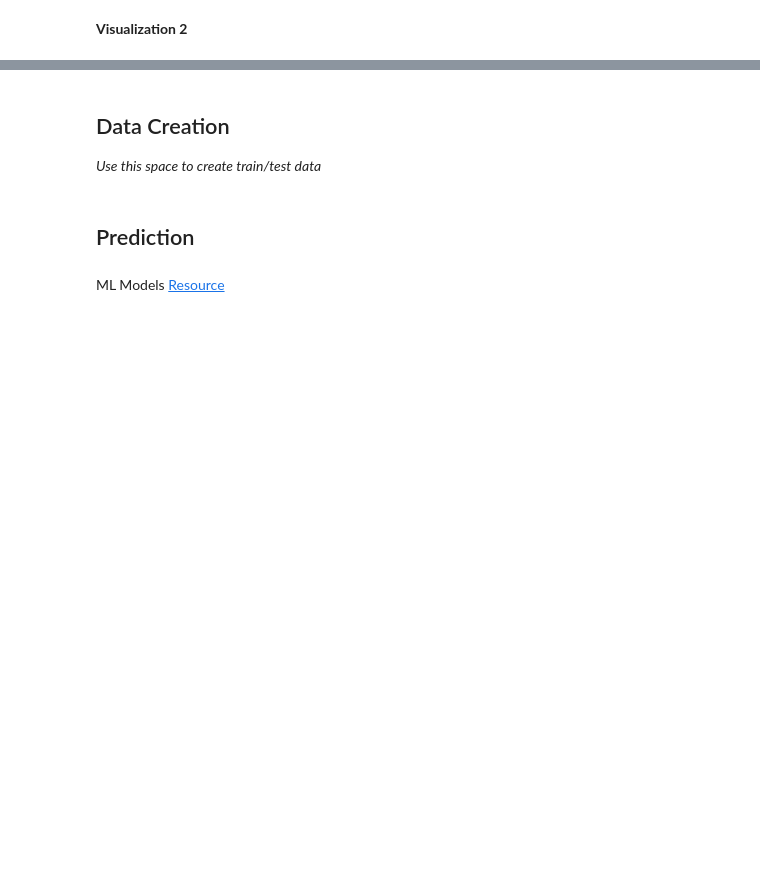
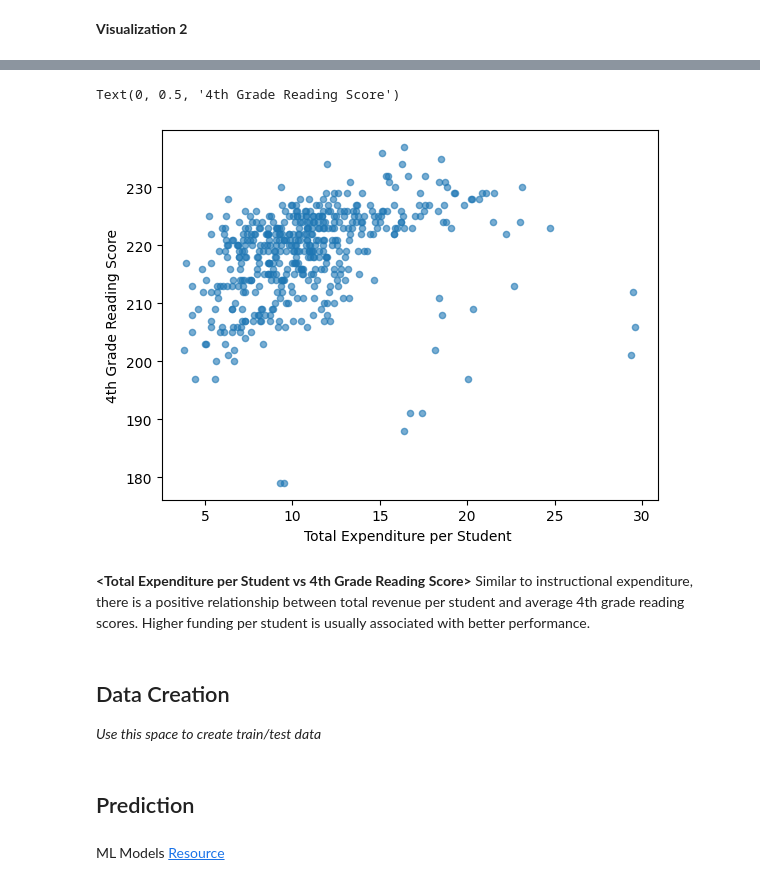
Before and after one commit to fionalin00/MDST-Tutorial, a Jupyter notebook: tutorial1/checkpoint1.ipynb, the cells around one changed output, grey strips where cells are left out. Saved outputs shown, nothing was run; the diff lists cells and outputs as text; code cells hidden in the pictures; blank space fills up the shorter version.

```diff
--- a/tutorial1/checkpoint1.ipynb
+++ b/tutorial1/checkpoint1.ipynb
@@ -162,3 +176,15 @@ Investigate the relationship between your chosen response variable and at least
+# %%
+# @@@ 7
+df['TOTAL_EXPENDITURE_PER_STUDENT'] = df['TOTAL_EXPENDITURE'] / df['ENROLL']
+df.plot.scatter(x='TOTAL_EXPENDITURE_PER_STUDENT', y='AVG_READING_4_SCORE', alpha=0.6)
+plt.xlabel('Total Expenditure per Student ')
+plt.ylabel('4th Grade Reading Score')
+# %% [output]
+Text(0, 0.5, '4th Grade Reading Score')
+[figure, added]
+# %% [markdown]
+**<Total Expenditure per Student vs 4th Grade Reading Score>**
+Similar to instructional expenditure, there is a positive relationship between total revenue per student and average 4th grade reading scores. Higher funding per student is usually associated with better performance.
 # %% [markdown]
 <h2> Data Creation </h2>
 
```
Also changed, not shown: parts of 24 cells of this notebook, 1 other file.
